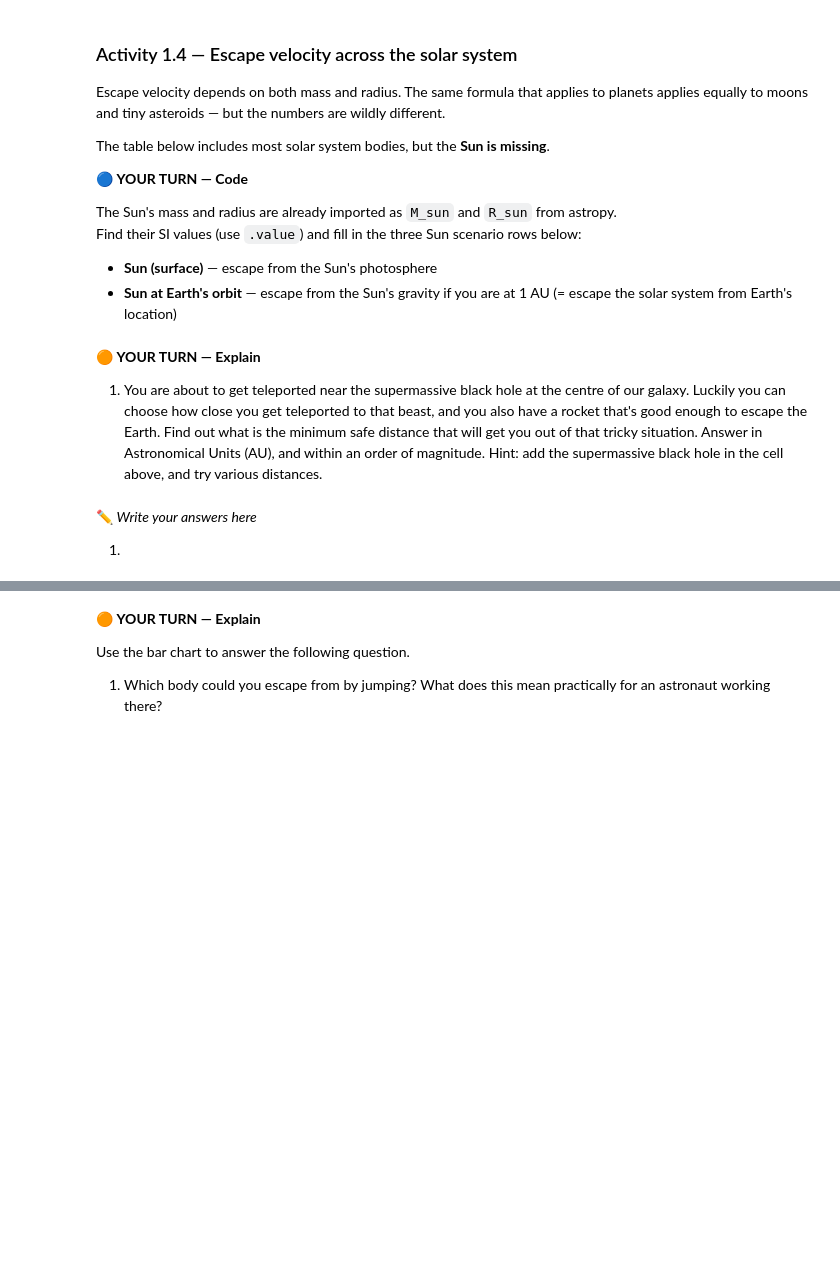
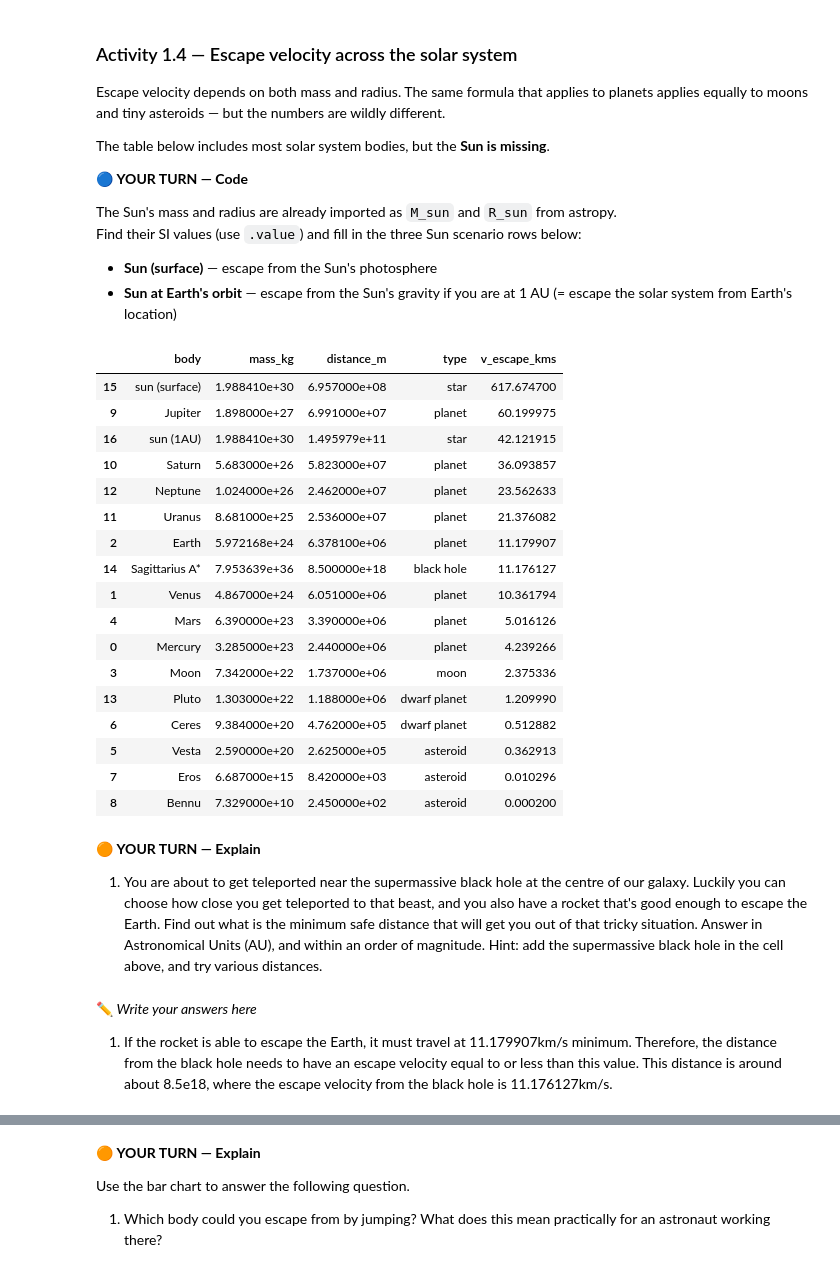
Before and after one commit to eliana-trenerry/NPSC2002-workshops, a Jupyter notebook: Week_02_Orbits_and_Rockets.ipynb, the cells around one changed output, grey strips where cells are left out. Saved outputs shown, nothing was run; the diff lists cells and outputs as text; code cells hidden in the pictures; blank space fills up the shorter version.

```diff
--- a/Week_02_Orbits_and_Rockets.ipynb
+++ b/Week_02_Orbits_and_Rockets.ipynb
@@ -425,33 +428,59 @@ Find their SI values (use `.value`) and fill in the three Sun scenario rows belo
 # %%
 # ✅ Solar system bodies, ordered by approximate distance from the Sun.
 # Note: moons and asteroids are placed near their parent body's orbit.
 
 
 data = [
     {'body': 'Mercury', 'mass_kg': 3.285e23,  'distance_m': 2.440e6, 'type': 'planet'},
     {'body': 'Venus',   'mass_kg': 4.867e24,  'distance_m': 6.051e6, 'type': 'planet'},
     {'body': 'Earth',   'mass_kg': M_earth.value, 'distance_m': R_earth.value, 'type': 'planet'},
     {'body': 'Moon',    'mass_kg': 7.342e22,  'distance_m': 1.737e6, 'type': 'moon'},
     {'body': 'Mars',    'mass_kg': 6.390e23,  'distance_m': 3.390e6, 'type': 'planet'},
     {'body': 'Vesta',   'mass_kg': 2.590e20,  'distance_m': 2.625e5, 'type': 'asteroid'},
     {'body': 'Ceres',   'mass_kg': 9.384e20,  'distance_m': 4.762e5, 'type': 'dwarf planet'},
     {'body': 'Eros',    'mass_kg': 6.687e15,  'distance_m': 8.420e3, 'type': 'asteroid'},
     {'body': 'Bennu',   'mass_kg': 7.329e10,  'distance_m': 2.450e2, 'type': 'asteroid'},
     {'body': 'Jupiter', 'mass_kg': 1.898e27,  'distance_m': 6.991e7, 'type': 'planet'},
     {'body': 'Saturn',  'mass_kg': 5.683e26,  'distance_m': 5.823e7, 'type': 'planet'},
     {'body': 'Uranus',  'mass_kg': 8.681e25,  'distance_m': 2.536e7, 'type': 'planet'},
     {'body': 'Neptune', 'mass_kg': 1.024e26,  'distance_m': 2.462e7, 'type': 'planet'},
     {'body': 'Pluto',   'mass_kg': 1.303e22,  'distance_m': 1.188e6, 'type': 'dwarf planet'},
-]
+    {'body': 'Sagittarius A*', 'mass_kg': 4e6 * MS_si, 'distance_m': 8.5e18, 'type':'black hole'},
 # 🔵 YOUR TURN: add the Suns, using 'type': 'sun'
+
+    {'body': 'sun (surface)', 'mass_kg': M_sun.value, 'distance_m': R_sun.value, 'type':'star'},
+    {'body': 'sun (1AU)', 'mass_kg': M_sun.value, 'distance_m': AU_m, 'type':'star'}]
+
+# Convert to pandas DataFrame
 
 bodies_df = pd.DataFrame.from_dict(data)
 
 bodies_df['v_escape_kms'] = np.sqrt(2 * G_si * bodies_df['mass_kg'] / bodies_df['distance_m']) / 1e3
 
 # 🔵 YOUR TURN: sort the table based in the escape veolocity
 
+bodies_df=bodies_df.sort_values(by='v_escape_kms', ascending=False)
+
 bodies_df
+# %% [output]
+|  | body | mass_kg | distance_m | type | v_escape_kms |
+| 15 | sun (surface) | 1.988410e+30 | 6.957000e+08 | star | 617.674700 |
+| 9 | Jupiter | 1.898000e+27 | 6.991000e+07 | planet | 60.199975 |
+| 16 | sun (1AU) | 1.988410e+30 | 1.495979e+11 | star | 42.121915 |
+| 10 | Saturn | 5.683000e+26 | 5.823000e+07 | planet | 36.093857 |
+| 12 | Neptune | 1.024000e+26 | 2.462000e+07 | planet | 23.562633 |
+| 11 | Uranus | 8.681000e+25 | 2.536000e+07 | planet | 21.376082 |
+| 2 | Earth | 5.972168e+24 | 6.378100e+06 | planet | 11.179907 |
+| 14 | Sagittarius A* | 7.953639e+36 | 8.500000e+18 | black hole | 11.176127 |
+| 1 | Venus | 4.867000e+24 | 6.051000e+06 | planet | 10.361794 |
+| 4 | Mars | 6.390000e+23 | 3.390000e+06 | planet | 5.016126 |
+| 0 | Mercury | 3.285000e+23 | 2.440000e+06 | planet | 4.239266 |
+| 3 | Moon | 7.342000e+22 | 1.737000e+06 | moon | 2.375336 |
+| 13 | Pluto | 1.303000e+22 | 1.188000e+06 | dwarf planet | 1.209990 |
+| 6 | Ceres | 9.384000e+20 | 4.762000e+05 | dwarf planet | 0.512882 |
+| 5 | Vesta | 2.590000e+20 | 2.625000e+05 | asteroid | 0.362913 |
+| 7 | Eros | 6.687000e+15 | 8.420000e+03 | asteroid | 0.010296 |
+| 8 | Bennu | 7.329000e+10 | 2.450000e+02 | asteroid | 0.000200 |
 # %% [markdown]
 
 🟠 **YOUR TURN — Explain**
@@ -463,7 +492,7 @@ Answer in Astronomical Units (AU), and within an order of magnitude. Hint: add t
 # %% [markdown]
 ✏️ *Write your answers here*
 
-1.
+1. If the rocket is able to escape the Earth, it must travel at 11.179907km/s minimum. Therefore, the distance from the black hole needs to have an escape velocity equal to or less than this value. This distance is around about 8.5e18, where the escape velocity from the black hole is 11.176127km/s.
 # %%
 # ✅ Escape velocity bar chart — sorted from lowest to highest.
 # The dashed line shows a typical human jump speed (~3 m/s = 0.003 km/s).
```
Also changed, not shown: parts of 3 cells of this notebook.
